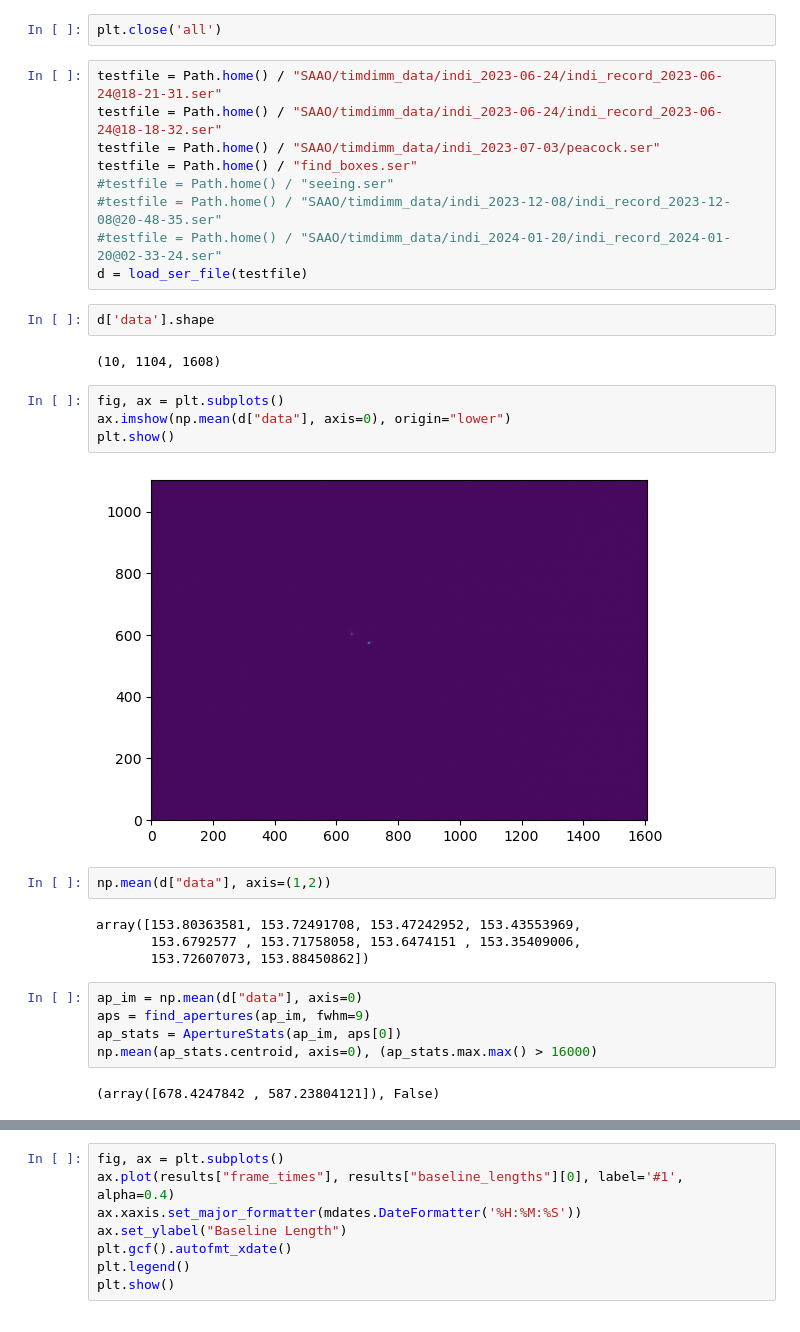
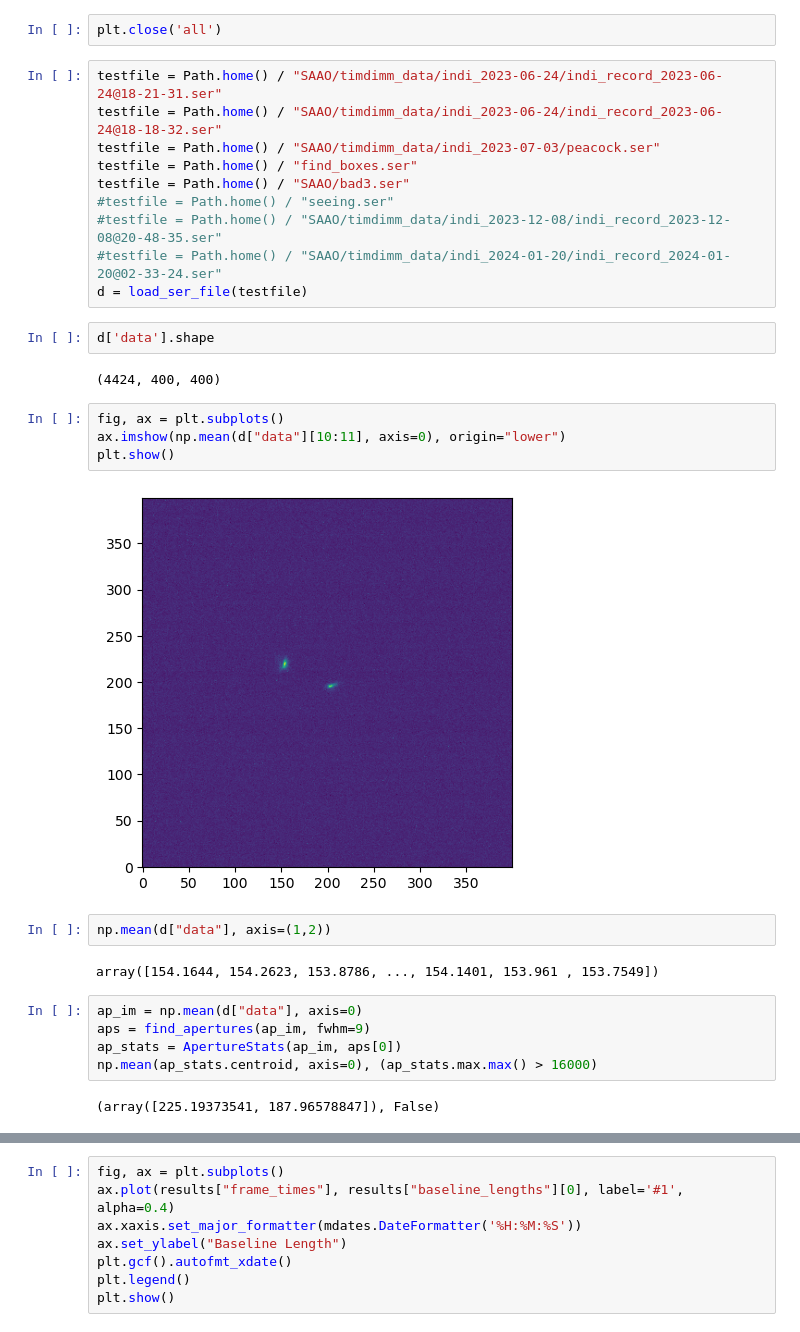
Before and after one commit to tepickering/ser_utils, a Jupyter notebook: notebooks/dimm_dev.ipynb, the cells around one changed output, grey strips where cells are left out. Drawn from its saved outputs; the diff is of its cells as text.

```diff
--- a/notebooks/dimm_dev.ipynb
+++ b/notebooks/dimm_dev.ipynb
@@ -62,6 +59,7 @@ testfile = Path.home() / "SAAO/timdimm_data/indi_2023-06-24/indi_record_2023-06-
 testfile = Path.home() / "SAAO/timdimm_data/indi_2023-06-24/indi_record_2023-06-24@18-18-32.ser"
 testfile = Path.home() / "SAAO/timdimm_data/indi_2023-07-03/peacock.ser"
 testfile = Path.home() / "find_boxes.ser"
+testfile = Path.home() / "SAAO/bad3.ser"
 #testfile = Path.home() / "seeing.ser"
 #testfile = Path.home() / "SAAO/timdimm_data/indi_2023-12-08/indi_record_2023-12-08@20-48-35.ser"
 #testfile = Path.home() / "SAAO/timdimm_data/indi_2024-01-20/indi_record_2024-01-20@02-33-24.ser"
@@ -69,26 +67,24 @@ d = load_ser_file(testfile)
 # %%
 d['data'].shape
 # %% [output]
-(10, 1104, 1608)
+(4424, 400, 400)
 # %%
 fig, ax = plt.subplots()
-ax.imshow(np.mean(d["data"], axis=0), origin="lower")
+ax.imshow(np.mean(d["data"][10:11], axis=0), origin="lower")
 plt.show()
 # %% [output]
-[figure, old version]
+[figure, new version]
 # %%
 np.mean(d["data"], axis=(1,2))
 # %% [output]
-array([153.80363581, 153.72491708, 153.47242952, 153.43553969,
-       153.6792577 , 153.71758058, 153.6474151 , 153.35409006,
-       153.72607073, 153.88450862])
+array([154.1644, 154.2623, 153.8786, ..., 154.1401, 153.961 , 153.7549])
 # %%
 ap_im = np.mean(d["data"], axis=0)
 aps = find_apertures(ap_im, fwhm=9)
 ap_stats = ApertureStats(ap_im, aps[0])
 np.mean(ap_stats.centroid, axis=0), (ap_stats.max.max() > 16000)
 # %% [output]
-(array([678.4247842 , 587.23804121]), False)
+(array([225.19373541, 187.96578847]), False)
 # %%
 ave_im = np.mean(d['data'][:10], axis=0)
 aps = find_apertures(ave_im, brightest=2)
```
Also changed, not shown: parts of 7 cells of this notebook.
